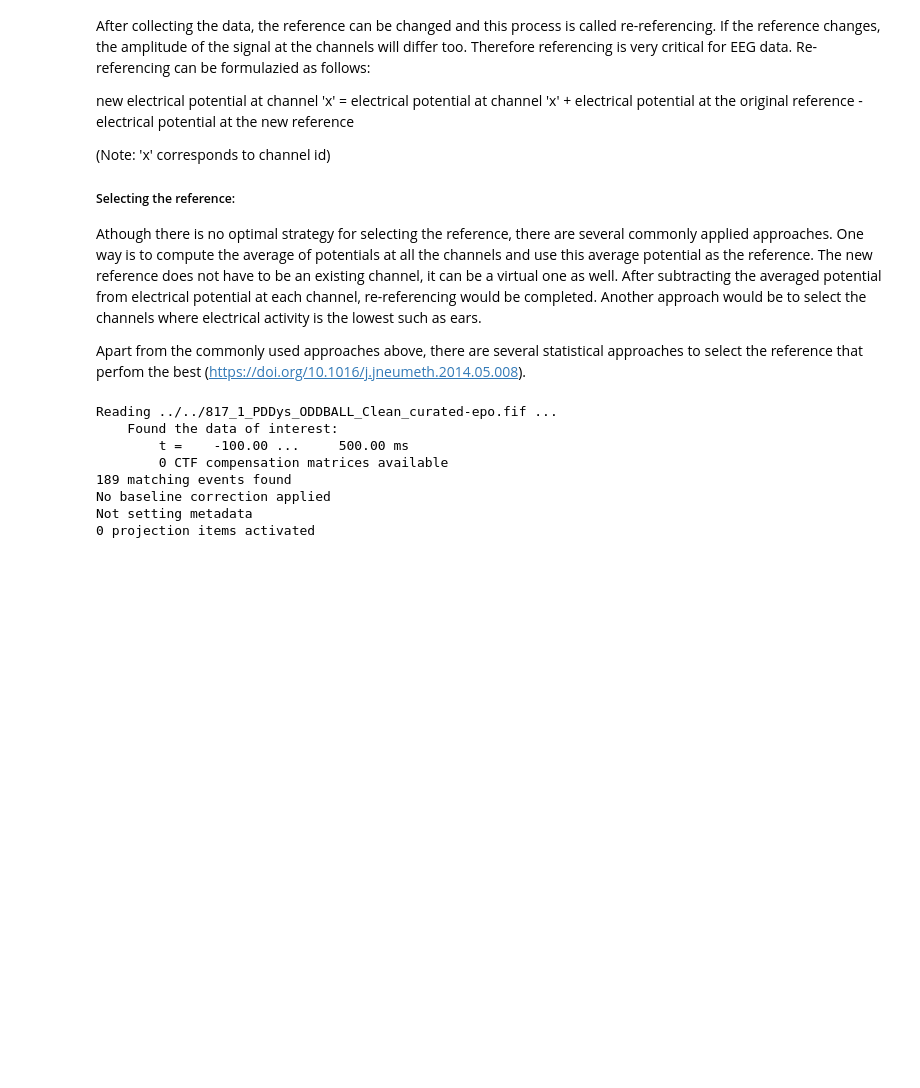
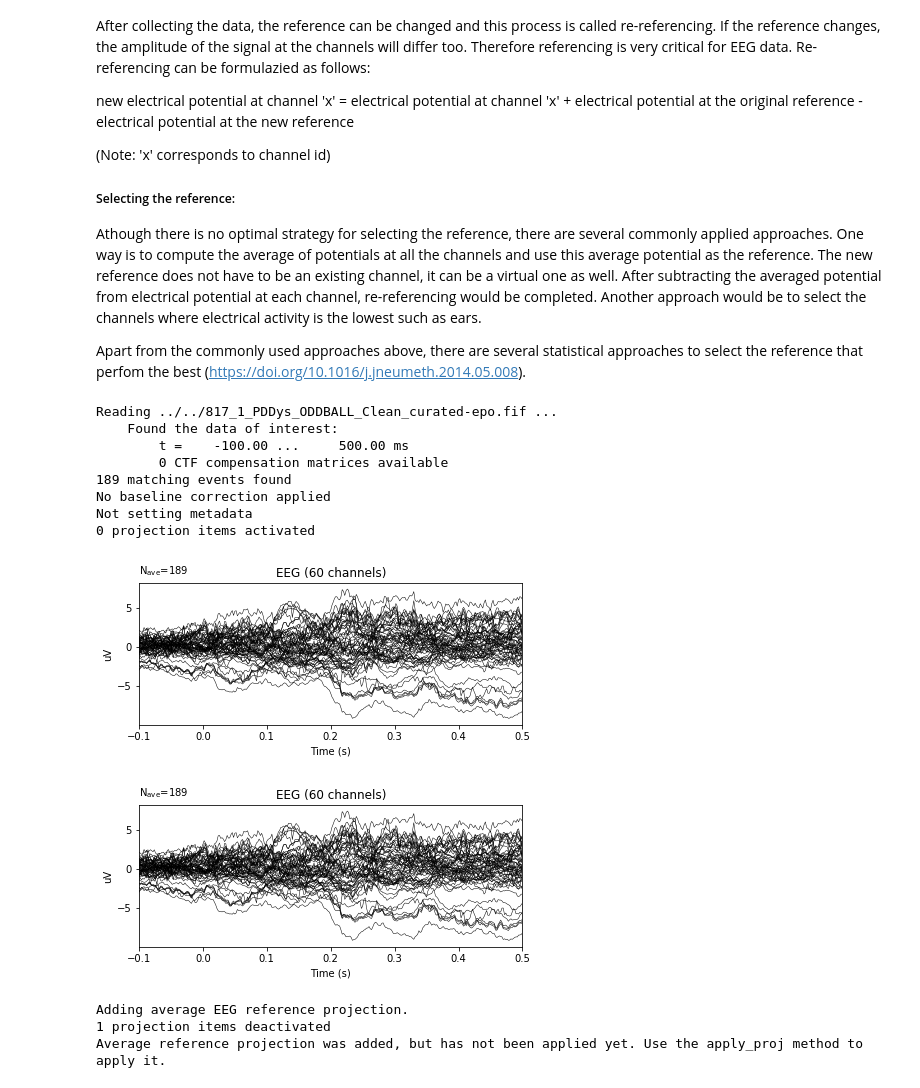
Before and after one commit to aath0/AlgorithmsNeuroscience, a Jupyter notebook: Tutorials/Referencing for EEG data.ipynb, the cells around one changed output. Drawn from its saved outputs; the diff is of its cells as text; code cells hidden in the pictures; blank space fills up the shorter version.

Commit message:
average reference and specific channel as reference

```diff
--- a/Tutorials/Referencing for EEG data.ipynb
+++ b/Tutorials/Referencing for EEG data.ipynb
@@ -33,3 +33,14 @@ Reading ../../817_1_PDDys_ODDBALL_Clean_curated-epo.fif ...
 No baseline correction applied
 Not setting metadata
 0 projection items activated
+# %%
+epochs.average().plot()
+# %% [output]
+[figure, added]
+[figure, added]
+# %%
+re_ref_epochs = epochs.set_eeg_reference('average', projection=True)
+# %% [output]
+Adding average EEG reference projection.
+1 projection items deactivated
+Average reference projection was added, but has not been applied yet. Use the apply_proj method to apply it.
```
Also changed, not shown: parts of 3 cells of this notebook.
